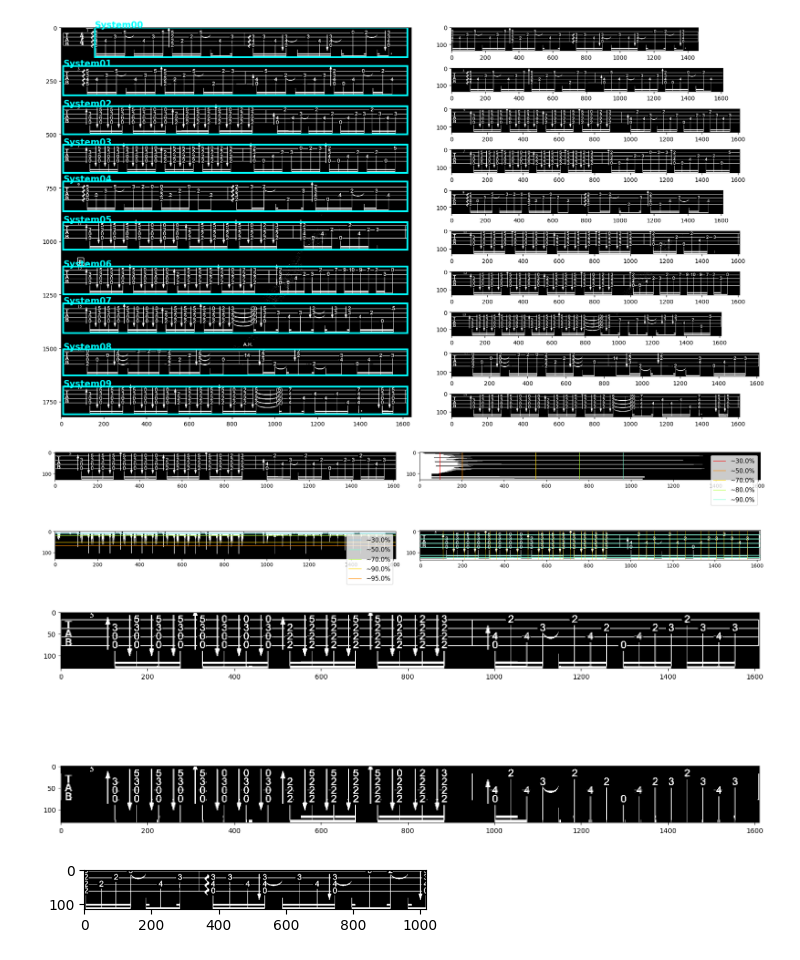
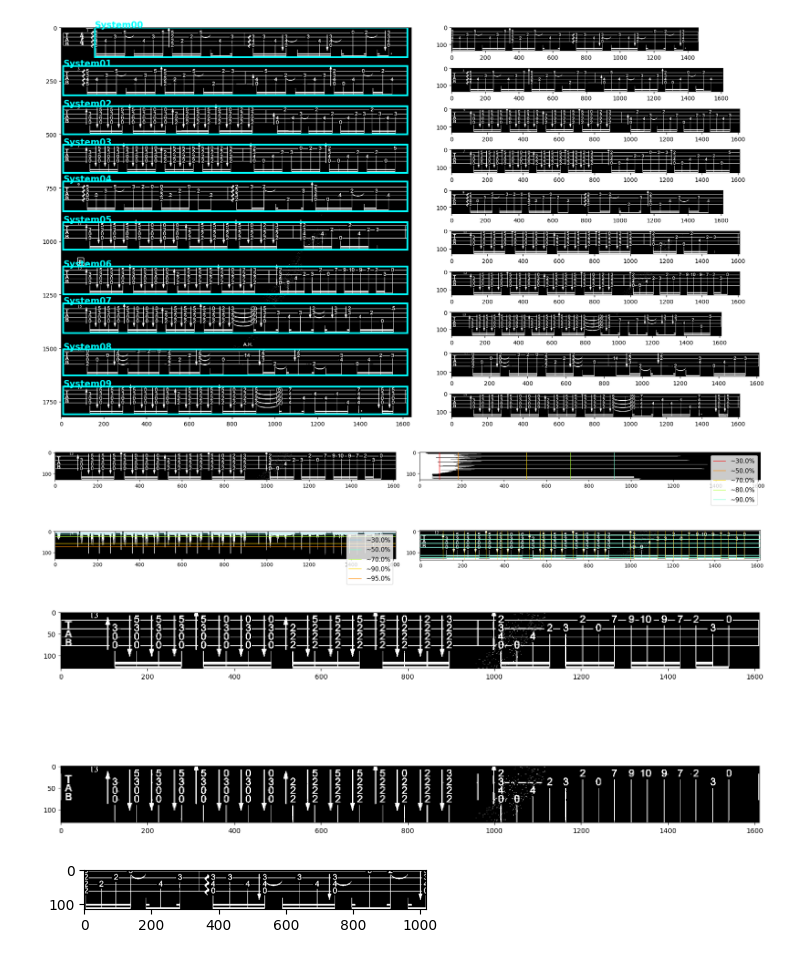
Before and after one commit to WindBise/OMR_forUke, a Jupyter notebook: 00-OMRobject_Class_definition.ipynb, the cells around one changed output. Cells and saved outputs as stored; diff of their text form; code cells hidden in the pictures.

```diff
--- a/00-OMRobject_Class_definition.ipynb
+++ b/00-OMRobject_Class_definition.ipynb
@@ -57,7 +57,7 @@ plt.show()
 systems = sheets[sample_idx].systems
 sample_idx = 0
 # %%
-sample_idx = 2
+sample_idx = 6
 line_opt = ['red', 'darkorange', 'gold', 'greenyellow', 'aquamarine', 'skyblue']
 
 fig = plt.figure(figsize=(20,5))
@@ -102,24 +102,24 @@ axVis.set_xlim([-5, systems[sample_idx].shape[1]+5])
 fig.set_tight_layout(True)
 plt.show()
 # %% [output]
-[figure, old version]
+[figure, new version]
 # %%
-sample_idx = 2
+sample_idx = 6
 fig = plt.figure(figsize=(15,8))
 axt = plt.subplot2grid((2, 1), (0, 0))
 axt.imshow(systems[sample_idx].image, cmap='gray')
 
 systems[sample_idx].reset_line_removed_image()
 systems[sample_idx].remove_lines(hline_pos, hthickness, direction='hor')
 systems[sample_idx].remove_lines(vline_pos, vthickness, direction='ver')
 
 axb = plt.subplot2grid((2, 1), (1, 0))
 axb.imshow(systems[sample_idx].image_line_removed, cmap='gray')
 
 fig.set_tight_layout(True)
 plt.show()
 # %% [output]
-[figure, old version]
+[figure, new version]
 # %%
 measures = systems[sample_idx].split_into_measures()
 
```
